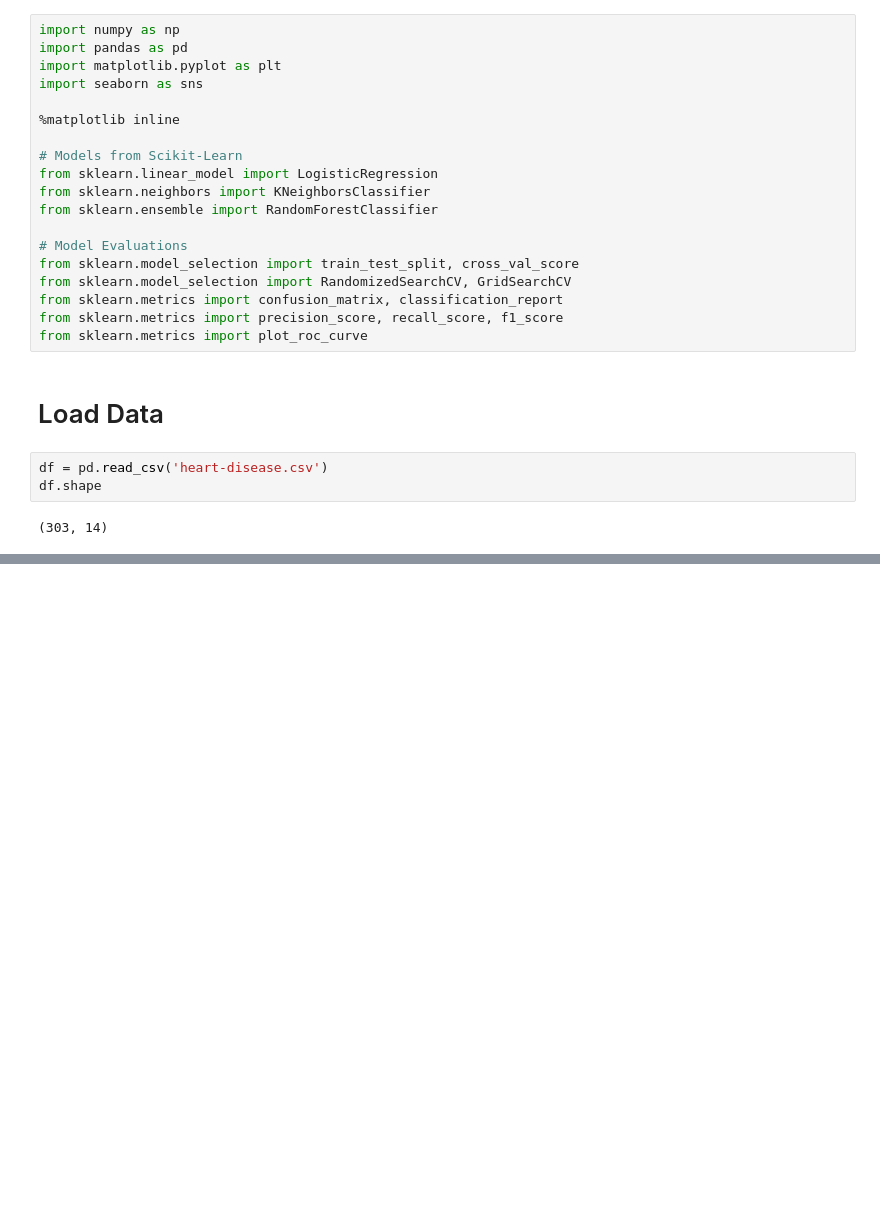
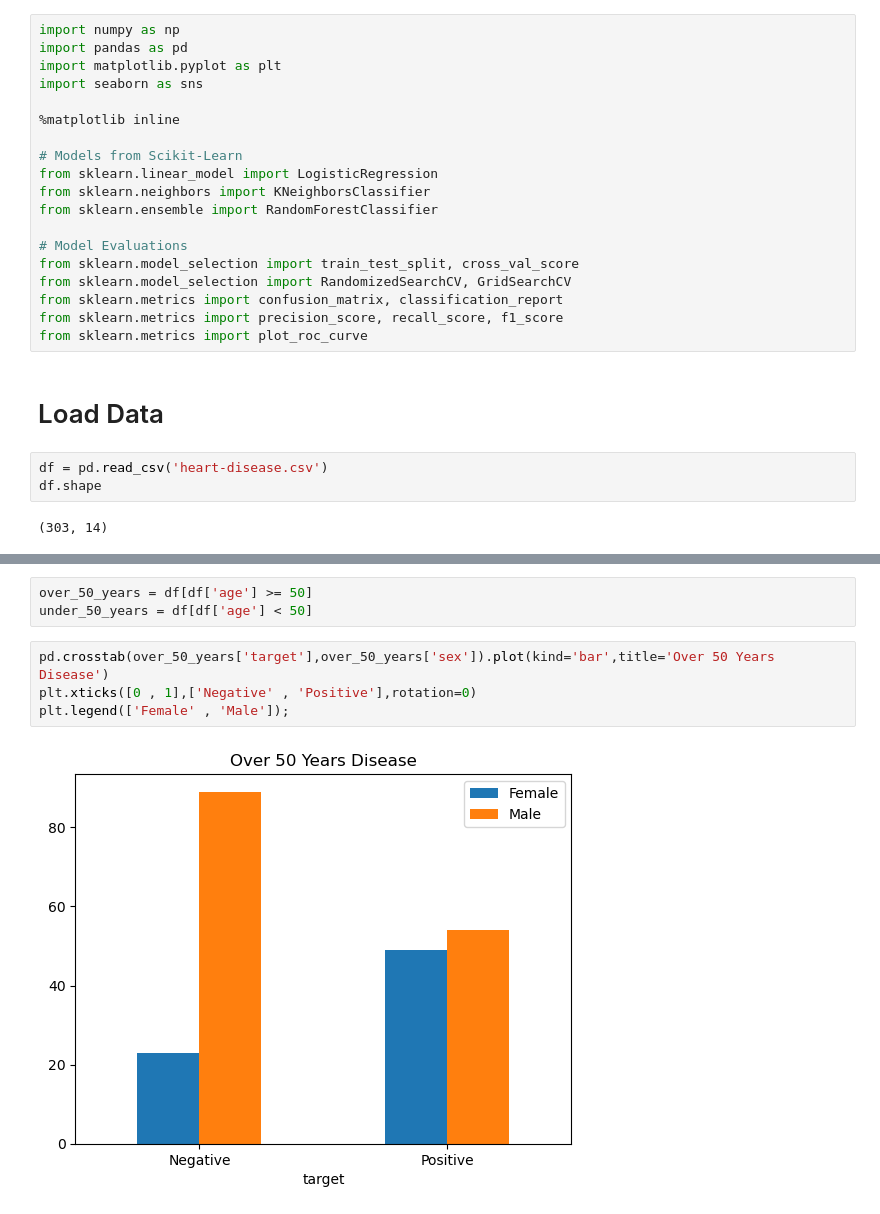
Before and after one commit to Hamid-Ba/heart-disease-project, a Jupyter notebook: Heart Disease Project.ipynb, the cells around one changed output, grey strips where cells are left out. Saved outputs shown, nothing was run; the diff lists cells and outputs as text; blank space fills up the shorter version.

```diff
--- a/Heart Disease Project.ipynb
+++ b/Heart Disease Project.ipynb
@@ -96,0 +137,9 @@ df.shape
+# %%
+over_50_years = df[df['age'] >= 50]
+under_50_years = df[df['age'] < 50]
+# %%
+pd.crosstab(over_50_years['target'],over_50_years['sex']).plot(kind='bar',title='Over 50 Years Disease')
+plt.xticks([0 , 1],['Negative' , 'Positive'],rotation=0)
+plt.legend(['Female' , 'Male']);
+# %% [output]
+[figure, added]
```
Also changed, not shown: parts of 7 cells of this notebook.
